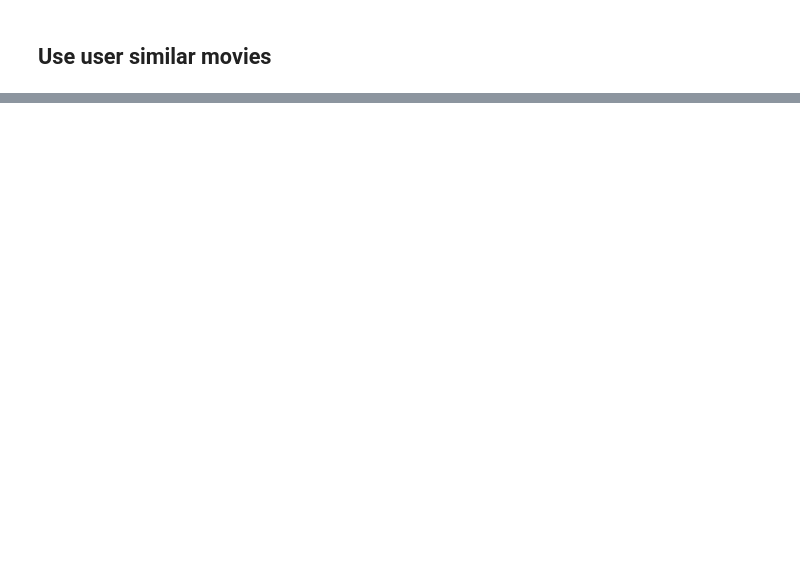
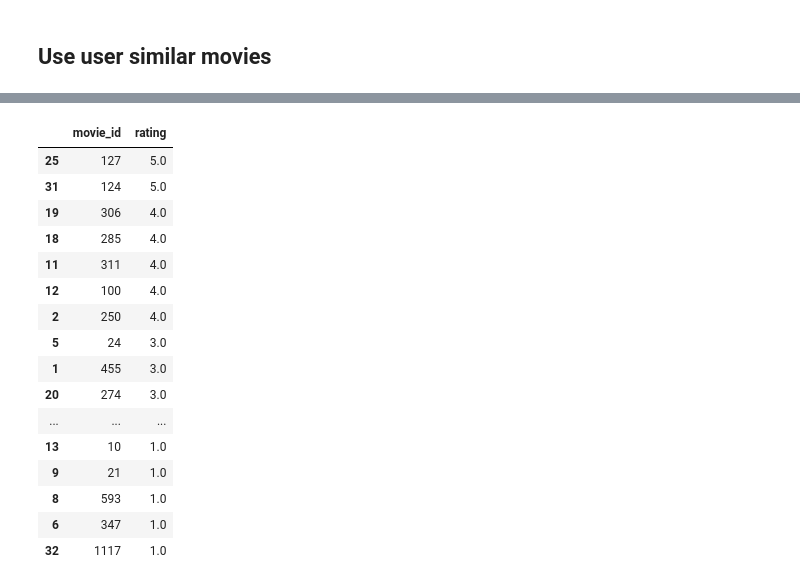
Before and after one commit to GuidiSara/Group_Recommender_System_Movie, a Jupyter notebook: main_jupyter.ipynb, the cells around one changed output, grey strips where cells are left out. Saved outputs shown, nothing was run; the diff lists cells and outputs as text; code cells hidden in the pictures; blank space fills up the shorter version.

```diff
--- a/main_jupyter.ipynb
+++ b/main_jupyter.ipynb
@@ -370,0 +356,3 @@ for i in predicted_movies:
+# %%
+df_filtered_u2 = ratings.loc[ratings['user_id'] == people[1]]
+df_filtered_u2
@@ -370,0 +388,32 @@ for i in predicted_movies:
+# %%
+merged_df = df_filtered_neighbor.merge(df_filtered_u2, on="movie_id", how="outer", suffixes=("_neighbor", "_u2"))
+merged_df = merged_df.merge(df_filtered_u1, on="movie_id", how="outer")
+
+# Found missing values
+missing_movies = merged_df.loc[~merged_df["movie_id"].isin(df_filtered_u2["movie_id"]) & ~merged_df["movie_id"].isin(df_filtered_u1["movie_id"]), ["movie_id", "rating_neighbor"]]
+
+# Rename column
+missing_movies.rename(columns={"rating_neighbor": "rating"}, inplace=True)
+
+
+missing_movies = missing_movies.sort_values(by=['rating'], ascending=False)
+# %%
+missing_movies
+# %% [output]
+|  | movie_id | rating |
+| 25 | 127 | 5.0 |
+| 31 | 124 | 5.0 |
+| 19 | 306 | 4.0 |
+| 18 | 285 | 4.0 |
+| 11 | 311 | 4.0 |
+| 12 | 100 | 4.0 |
+| 2 | 250 | 4.0 |
+| 5 | 24 | 3.0 |
+| 1 | 455 | 3.0 |
+| 20 | 274 | 3.0 |
+| ... | ... | ... |
+| 13 | 10 | 1.0 |
+| 9 | 21 | 1.0 |
+| 8 | 593 | 1.0 |
+| 6 | 347 | 1.0 |
+| 32 | 1117 | 1.0 |
```
Also changed, not shown: parts of 24 cells of this notebook.
